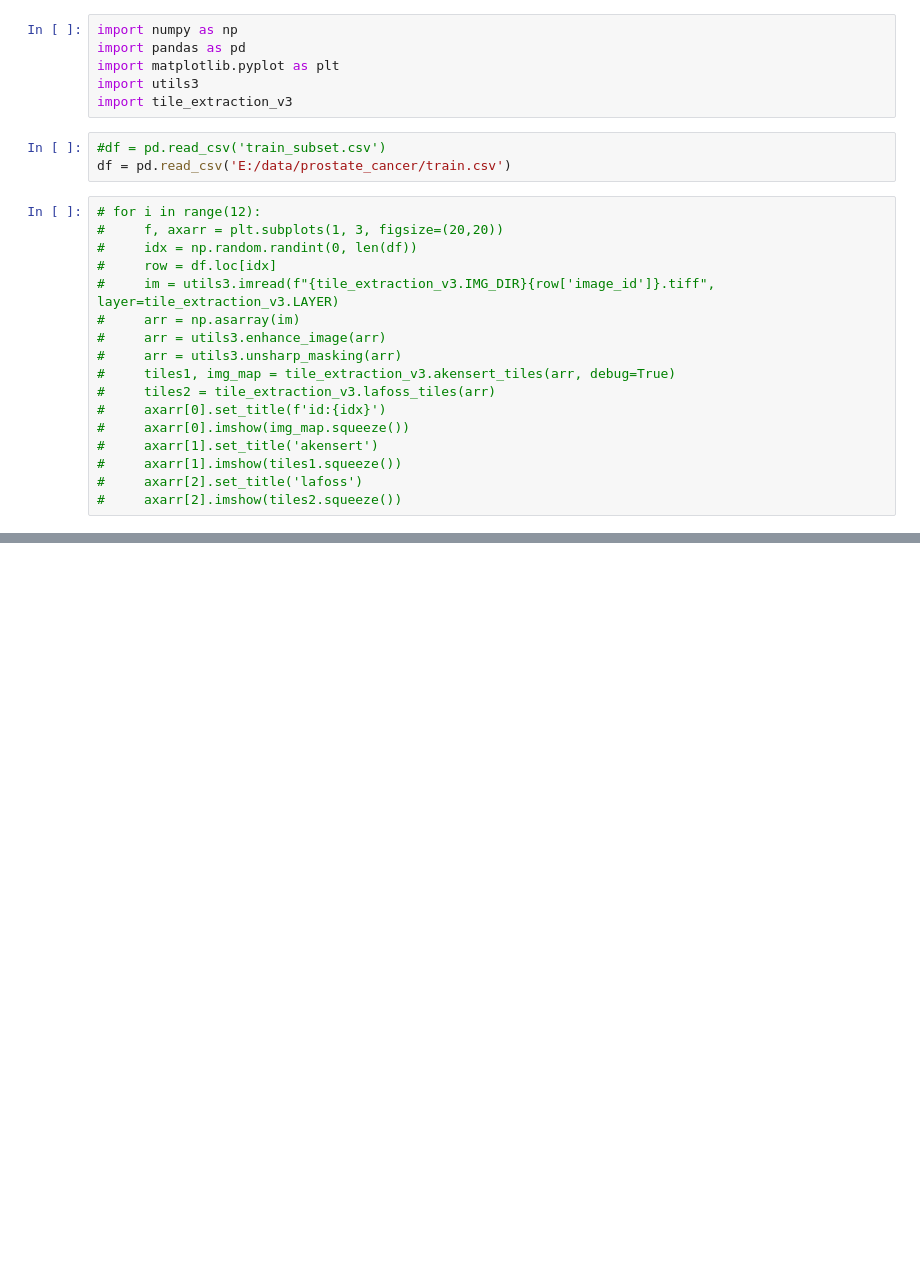
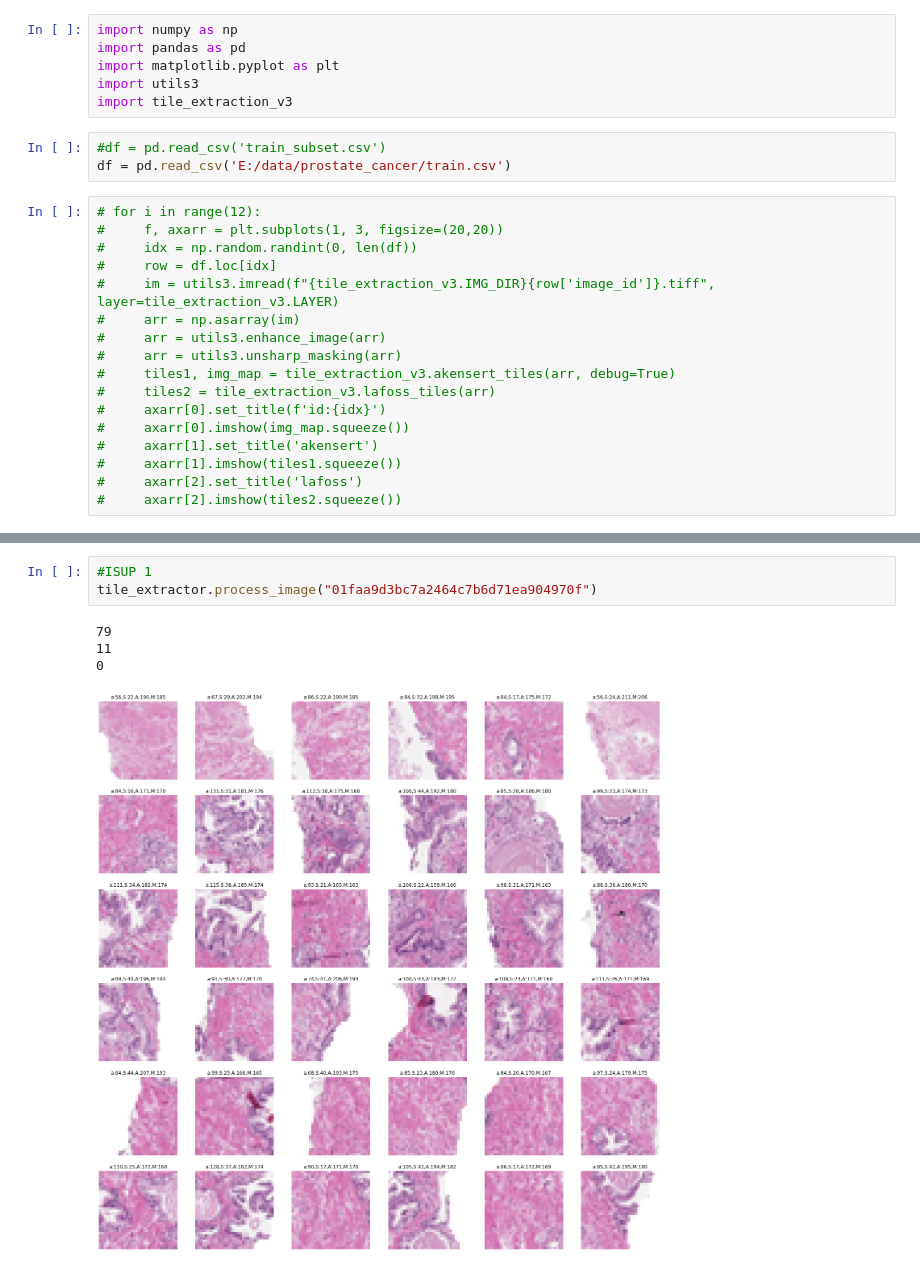
Before and after one commit to rootdobos/practica, a Jupyter notebook: sandbox/preprocess3.ipynb, the cells around one changed output, grey strips where cells are left out. Saved outputs shown, nothing was run; the diff lists cells and outputs as text; blank space fills up the shorter version.

```diff
--- a/sandbox/preprocess3.ipynb
+++ b/sandbox/preprocess3.ipynb
@@ -59,0 +67,8 @@ KeyboardInterrupt:
+# %%
+#ISUP 1
+tile_extractor.process_image("01faa9d3bc7a2464c7b6d71ea904970f")
+# %% [output]
+79
+11
+0
+[figure, added]
```
Also changed, not shown: parts of 6 cells of this notebook, 7 other files.
